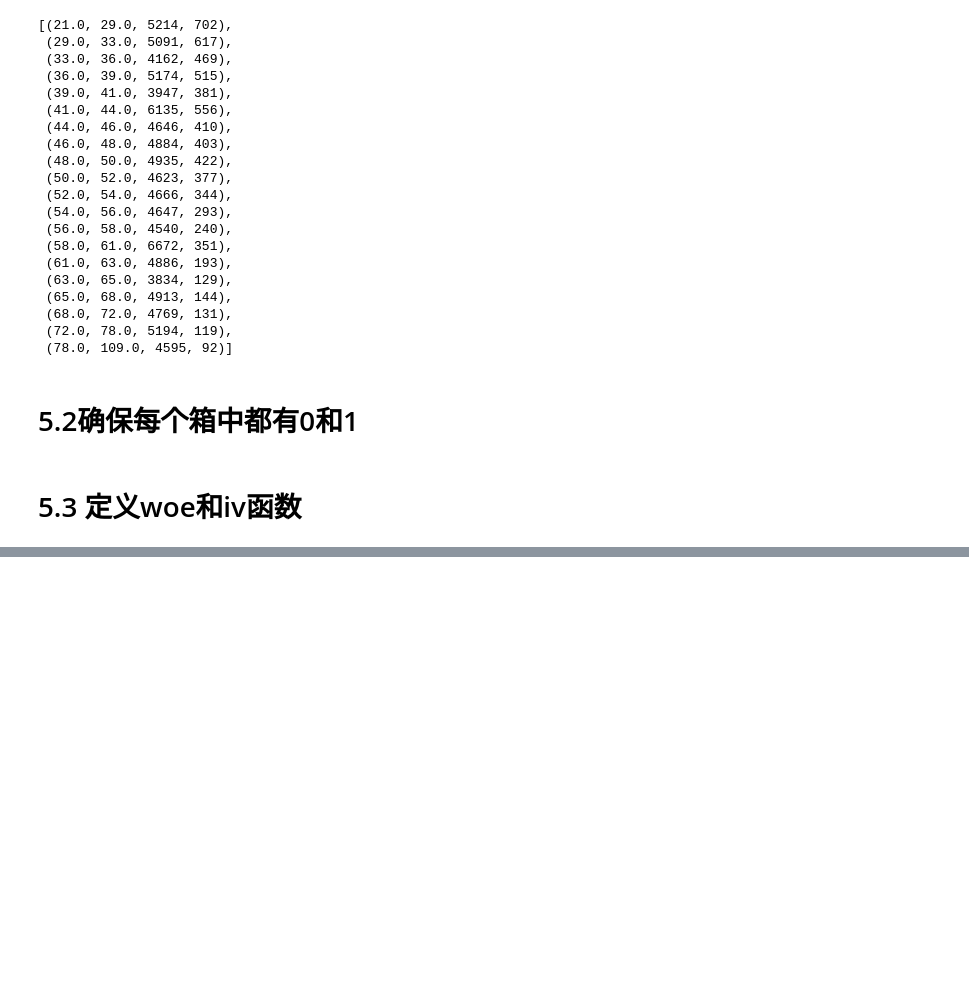
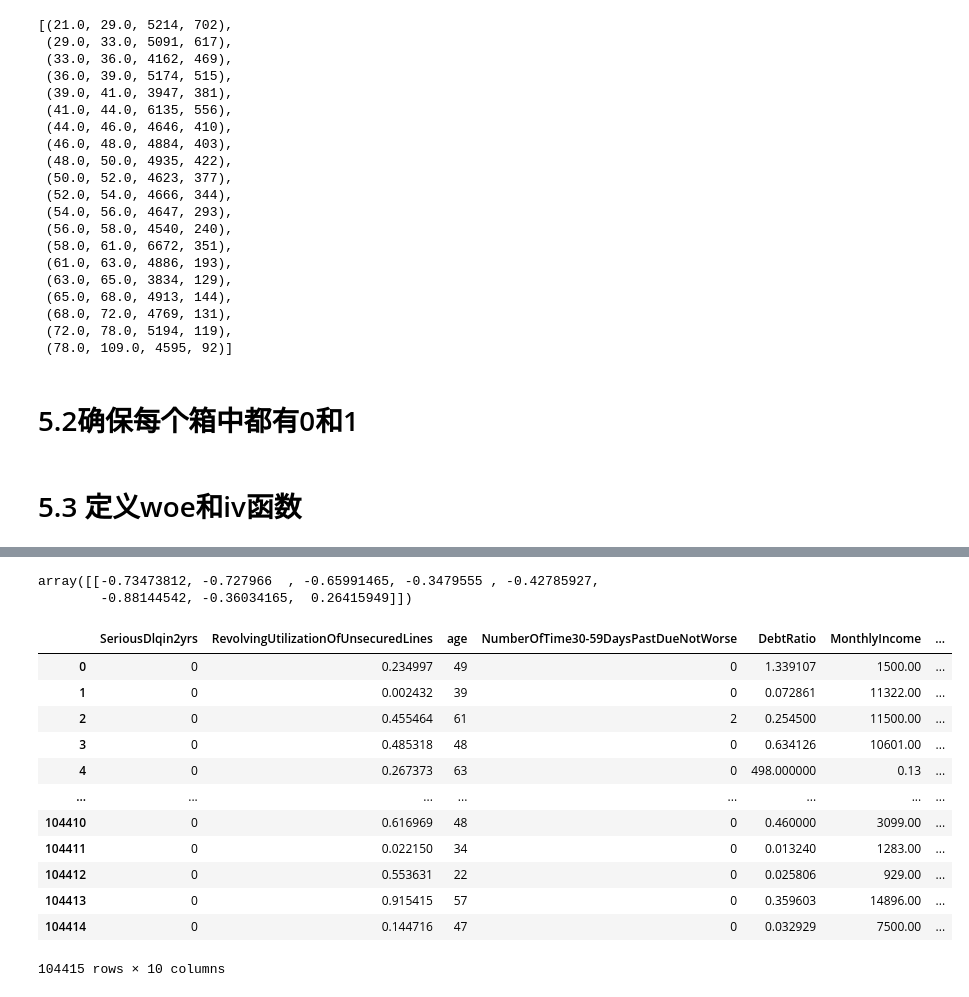
Before and after one commit to hezhen98/logistic, a Jupyter notebook: scorecard_logistic.ipynb, the cells around one changed output, grey strips where cells are left out. Cells and saved outputs as stored; diff of their text form; code cells hidden in the pictures; blank space fills up the shorter version.

```diff
--- a/scorecard_logistic.ipynb
+++ b/scorecard_logistic.ipynb
@@ -489,0 +857,21 @@ def get_woe(num_bins):
+# %%
+lr.coef_
+# %% [output]
+array([[-0.73473812, -0.727966  , -0.65991465, -0.3479555 , -0.42785927,
+        -0.88144542, -0.36034165,  0.26415949]])
+# %%
+model_data
+# %% [output]
+|  | SeriousDlqin2yrs | RevolvingUtilizationOfUnsecuredLines | age | NumberOfTime30-59DaysPastDueNotWorse | DebtRatio | MonthlyIncome | ... |
+| 0 | 0 | 0.234997 | 49 | 0 | 1.339107 | 1500.00 | ... |
+| 1 | 0 | 0.002432 | 39 | 0 | 0.072861 | 11322.00 | ... |
+| 2 | 0 | 0.455464 | 61 | 2 | 0.254500 | 11500.00 | ... |
+| 3 | 0 | 0.485318 | 48 | 0 | 0.634126 | 10601.00 | ... |
+| 4 | 0 | 0.267373 | 63 | 0 | 498.000000 | 0.13 | ... |
+| ... | ... | ... | ... | ... | ... | ... | ... |
+| 104410 | 0 | 0.616969 | 48 | 0 | 0.460000 | 3099.00 | ... |
+| 104411 | 0 | 0.022150 | 34 | 0 | 0.013240 | 1283.00 | ... |
+| 104412 | 0 | 0.553631 | 22 | 0 | 0.025806 | 929.00 | ... |
+| 104413 | 0 | 0.915415 | 57 | 0 | 0.359603 | 14896.00 | ... |
+| 104414 | 0 | 0.144716 | 47 | 0 | 0.032929 | 7500.00 | ... |
+104415 rows × 10 columns
```
Also changed, not shown: parts of 37 cells of this notebook, 2 other files.
